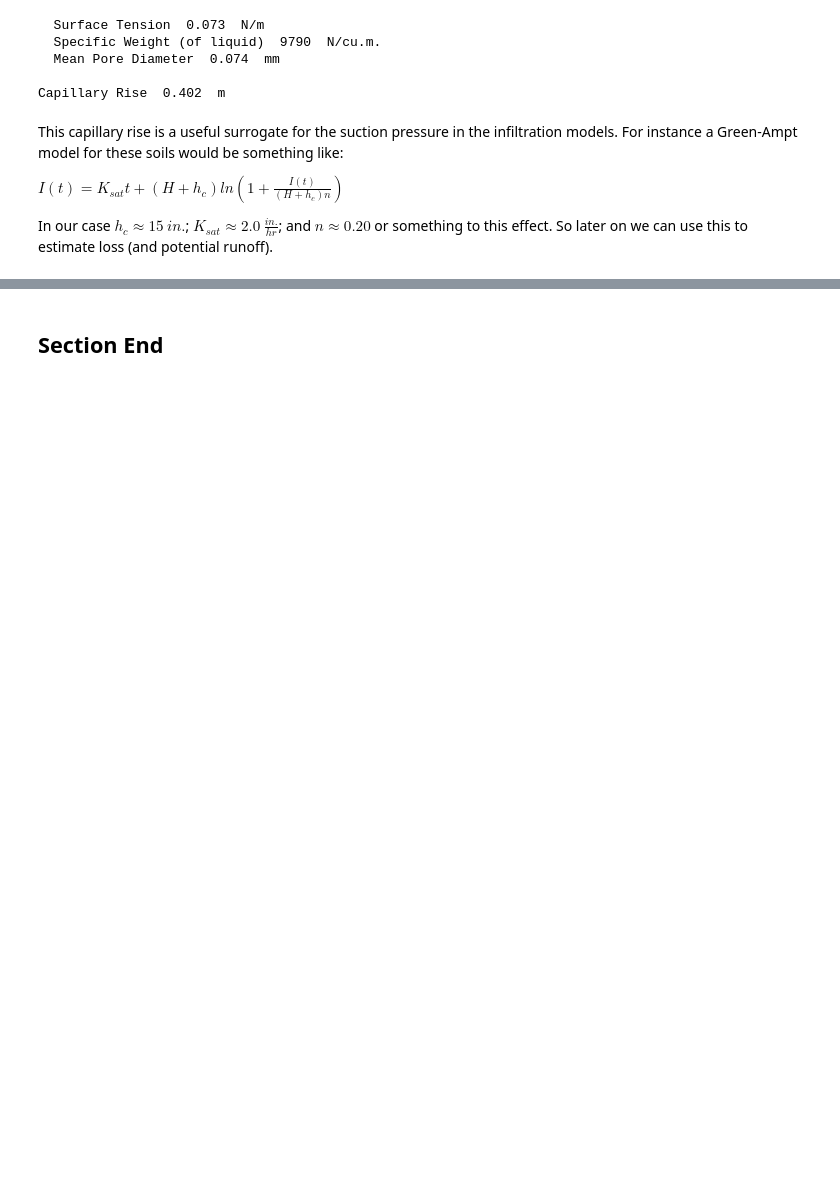
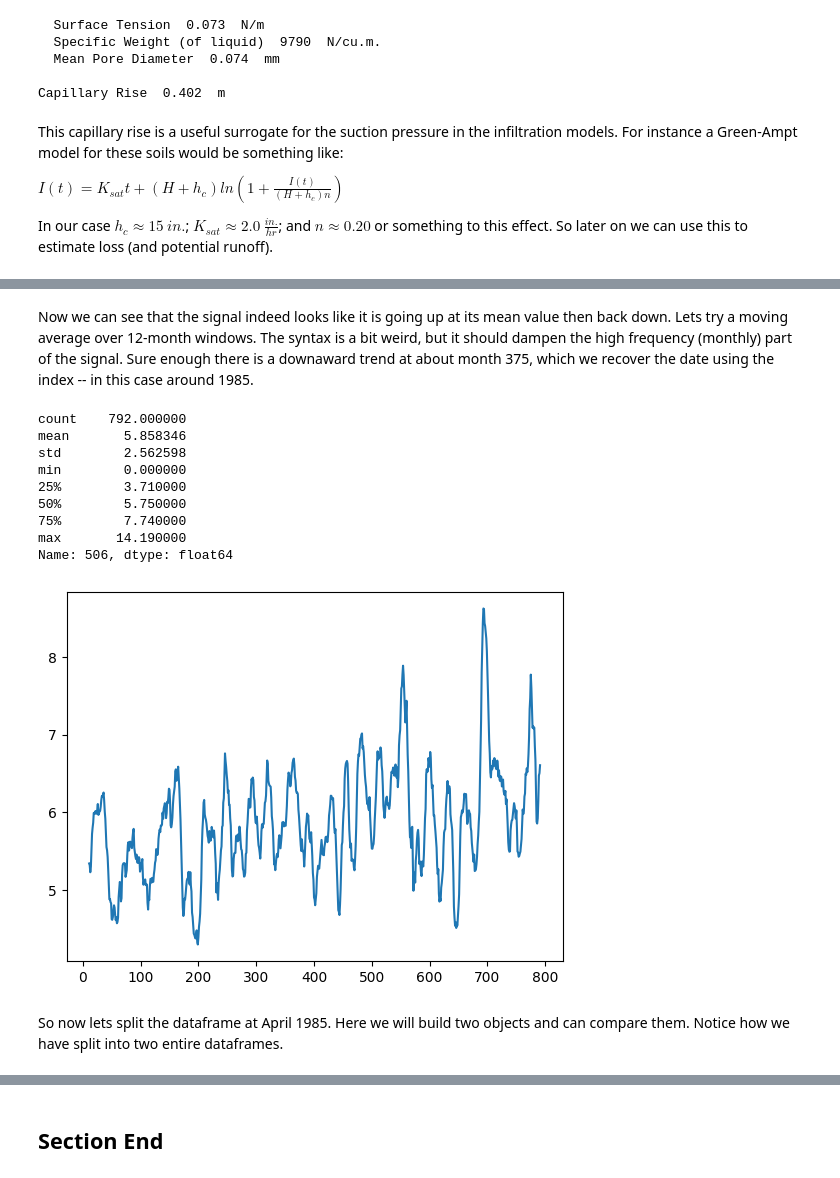
Before and after one commit to dustykat/ce-3354-webroot, a Jupyter notebook: hydrohandbook/chapters/03-infiltration/03-infiltration.ipynb, the cells around one changed output, grey strips where cells are left out. Saved outputs shown, nothing was run; the diff lists cells and outputs as text; code cells hidden in the pictures; blank space fills up the shorter version.

```diff
--- a/hydrohandbook/chapters/03-infiltration/03-infiltration.ipynb
+++ b/hydrohandbook/chapters/03-infiltration/03-infiltration.ipynb
@@ -498,0 +805,21 @@ An alternative is to use CN Generator Plug-In
+# %% [markdown]
+Now we can see that the signal indeed looks like it is going up at its mean value then back down. Lets try a moving average over 12-month windows. The syntax is a bit weird, but it should dampen the high frequency (monthly) part of the signal.  Sure enough there is a downaward trend at about month 375, which we recover the date using the index -- in this case around 1985.
+# %%
+movingAvg=evapdf['506'].rolling(12, win_type ='boxcar').mean()
+movingAvg
+movingAvg.plot.line(x='YYYY-MM',y='506')
+evapdf['YYYY-MM'][375]
+evapdf['506'].describe()
+# %% [output]
+count    792.000000
+mean       5.858346
+std        2.562598
+min        0.000000
+25%        3.710000
+50%        5.750000
+75%        7.740000
+max       14.190000
+Name: 506, dtype: float64
+[figure, added]
+# %% [markdown]
+So now lets split the dataframe at April 1985.  Here we will build two objects and can compare them.  Notice how we have split into two entire dataframes.
```
Also changed, not shown: parts of 38 cells of this notebook, 9 other files.
